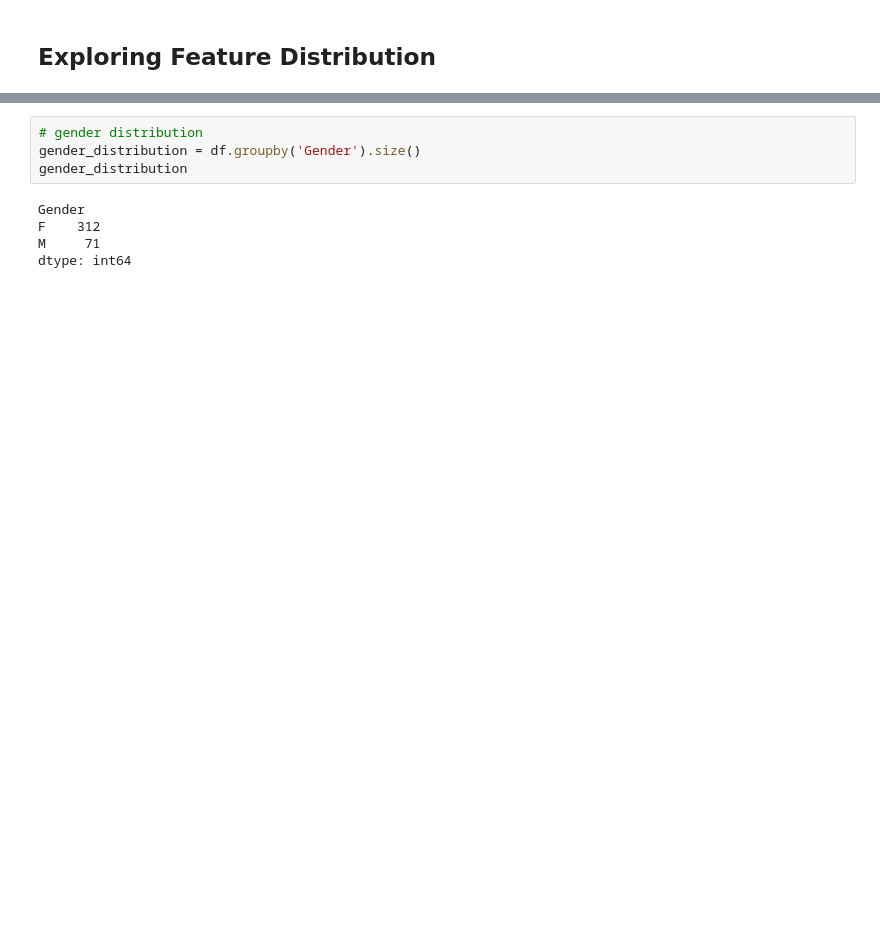
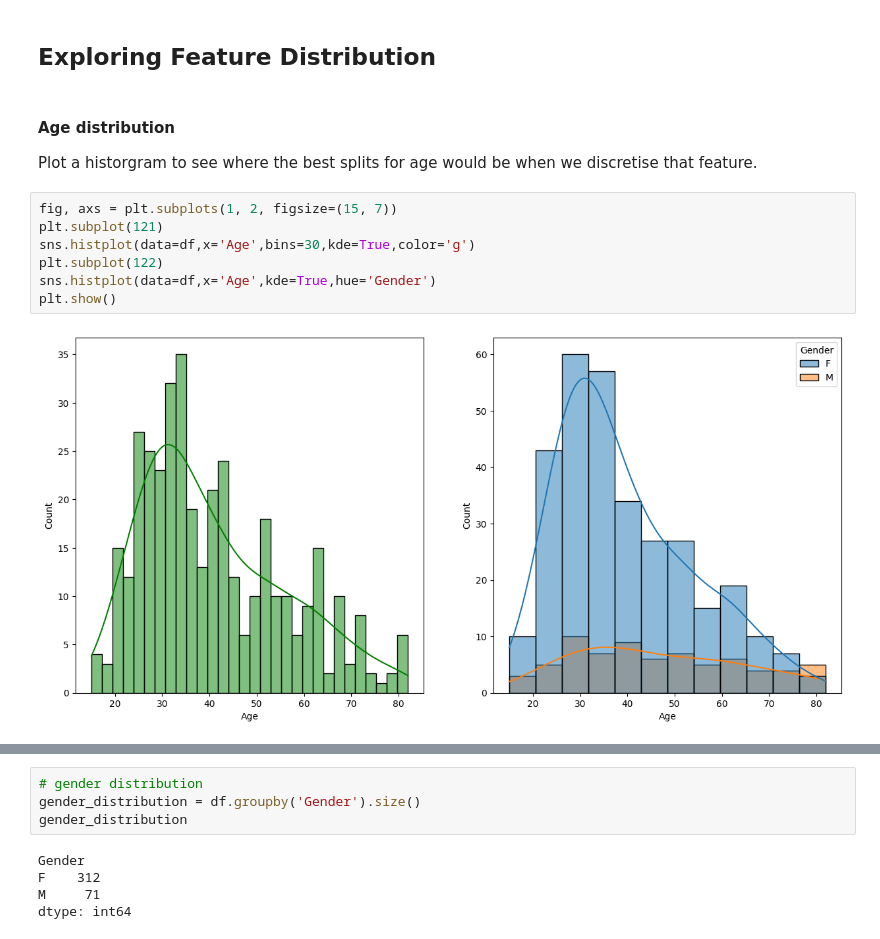
Before and after one commit to ShaniceWilliams/thyroid-study, a Jupyter notebook: notebooks/1.0-eda.ipynb, the cells around one changed output, grey strips where cells are left out. Drawn from its saved outputs; the diff is of its cells as text; blank space fills up the shorter version.

Commit message:
Began Age distribution exploration with histograms.

```diff
--- a/notebooks/1.0-eda.ipynb
+++ b/notebooks/1.0-eda.ipynb
@@ -124,2 +150,15 @@ dtype: int64
 # %% [markdown]
 ## Exploring Feature Distribution
+# %% [markdown]
+#### Age distribution
+
+Plot a historgram to see where the best splits for age would be when we discretise that feature.
+# %%
+fig, axs = plt.subplots(1, 2, figsize=(15, 7))
+plt.subplot(121)
+sns.histplot(data=df,x='Age',bins=30,kde=True,color='g')
+plt.subplot(122)
+sns.histplot(data=df,x='Age',kde=True,hue='Gender')
+plt.show()
+# %% [output]
+[figure, added]
```
Also changed, not shown: parts of 3 cells of this notebook.
